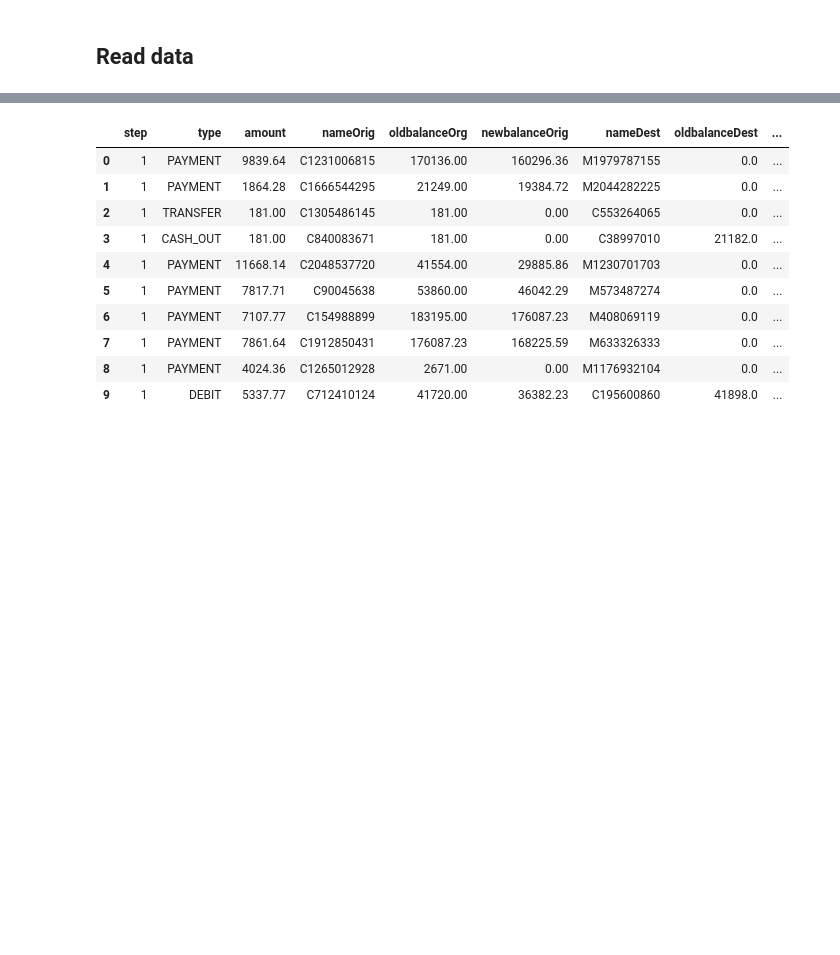
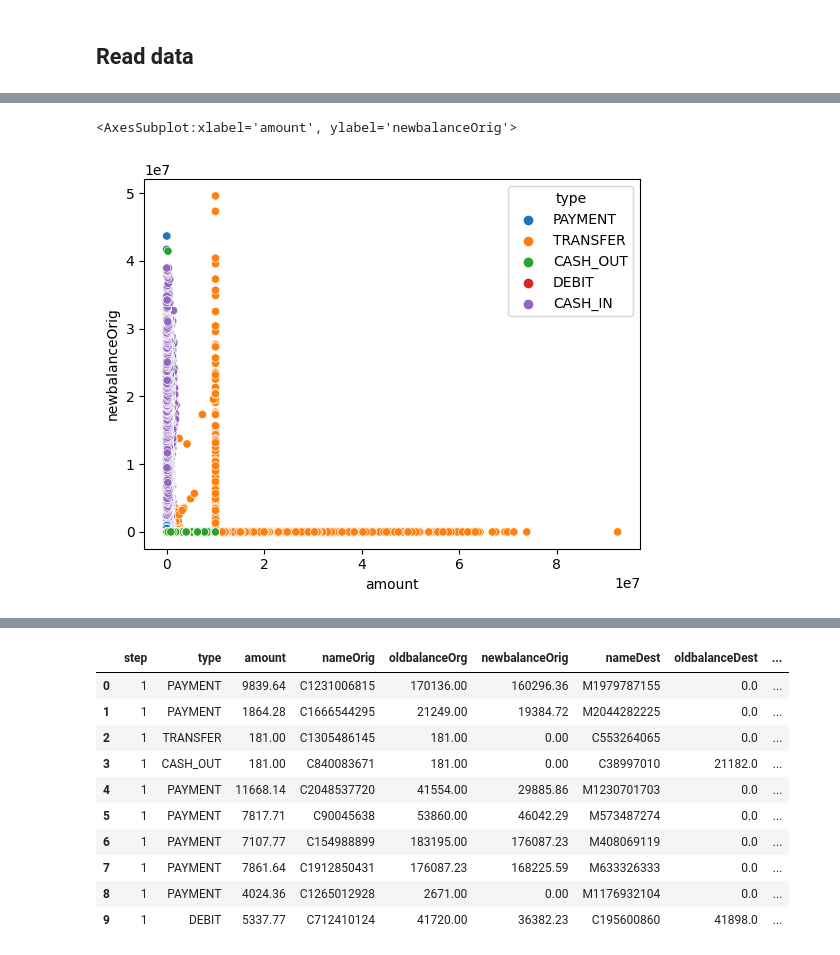
Before and after one commit to amiira-e/fyp, a Jupyter notebook: EDA.ipynb, the cells around one changed output, grey strips where cells are left out. Cells and saved outputs as stored; diff of their text form; code cells hidden in the pictures; blank space fills up the shorter version.

```diff
--- a/EDA.ipynb
+++ b/EDA.ipynb
@@ -13,0 +71,5 @@ df = pd.read_csv(r"C:\Users\23059\OneDrive\Desktop\Amiira\Y3S1\fyp\FraudDetectio
+# %%
+sns.scatterplot(data=df, x="amount", y="newbalanceOrig", hue="type")
+# %% [output]
+<AxesSubplot:xlabel='amount', ylabel='newbalanceOrig'>
+[figure, added]
```
Also changed, not shown: parts of 48 cells of this notebook, 25 other files.
